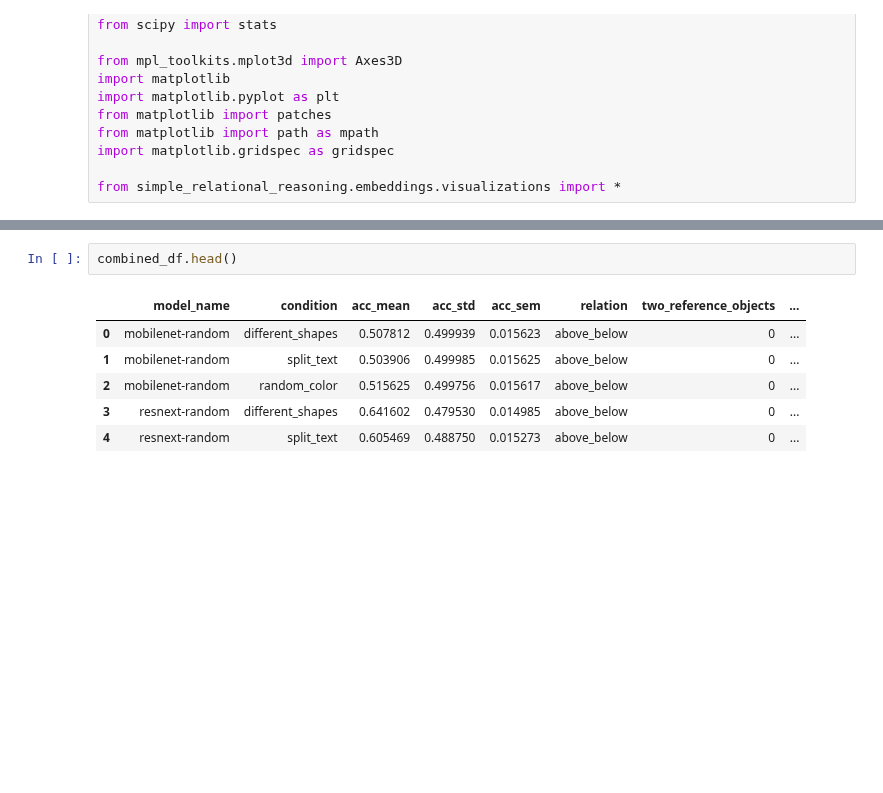
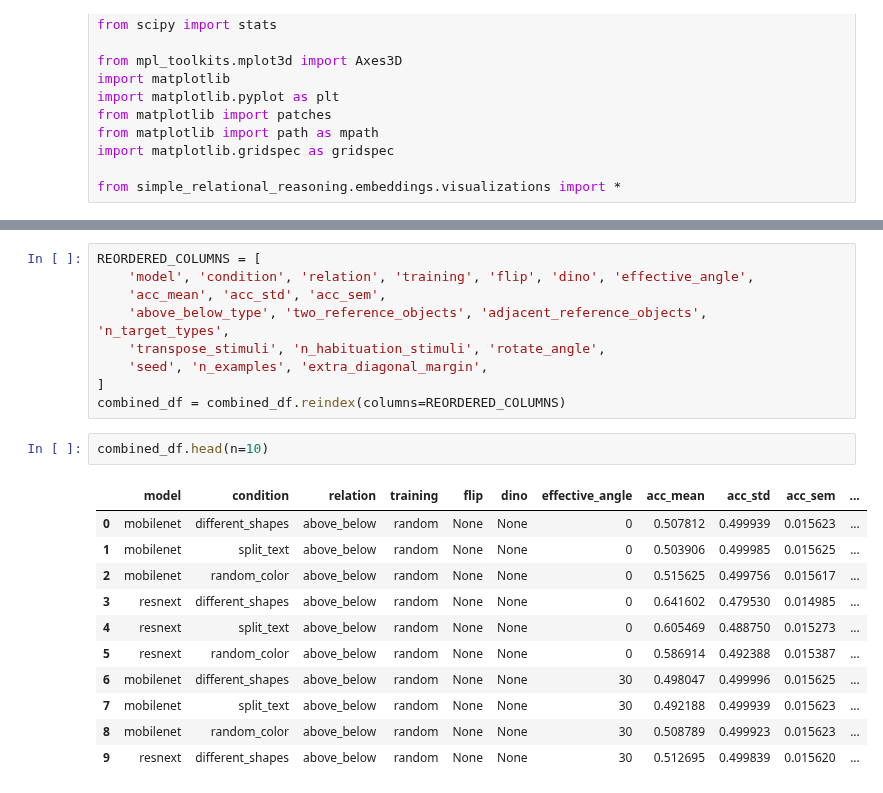
Before and after one commit to guydav/simple-relational-reasoning, a Jupyter notebook: notebooks/EmbeddingDataAnalysis.ipynb, the cells around one changed output, grey strips where cells are left out. Cells and saved outputs as stored; diff of their text form; blank space fills up the shorter version.

```diff
--- a/notebooks/EmbeddingDataAnalysis.ipynb
+++ b/notebooks/EmbeddingDataAnalysis.ipynb
@@ -40,10 +95,24 @@ combined_df.rotate_angle = combined_df.rotate_angle.astype(int)
+# %%
+REORDERED_COLUMNS = [
+    'model', 'condition', 'relation', 'training', 'flip', 'dino', 'effective_angle',
+    'acc_mean', 'acc_std', 'acc_sem',
+    'above_below_type', 'two_reference_objects', 'adjacent_reference_objects', 'n_target_types',
+    'transpose_stimuli', 'n_habituation_stimuli', 'rotate_angle',
+    'seed', 'n_examples', 'extra_diagonal_margin',
+]
+combined_df = combined_df.reindex(columns=REORDERED_COLUMNS)
 # %%
-combined_df.head()
+combined_df.head(n=10)
 # %% [output]
-|  | model_name | condition | acc_mean | acc_std | acc_sem | relation | two_reference_objects | ... |
-| 0 | mobilenet-random | different_shapes | 0.507812 | 0.499939 | 0.015623 | above_below | 0 | ... |
-| 1 | mobilenet-random | split_text | 0.503906 | 0.499985 | 0.015625 | above_below | 0 | ... |
-| 2 | mobilenet-random | random_color | 0.515625 | 0.499756 | 0.015617 | above_below | 0 | ... |
-| 3 | resnext-random | different_shapes | 0.641602 | 0.479530 | 0.014985 | above_below | 0 | ... |
-| 4 | resnext-random | split_text | 0.605469 | 0.488750 | 0.015273 | above_below | 0 | ... |
+|  | model | condition | relation | training | flip | dino | effective_angle | acc_mean | acc_std | acc_sem | ... |
+| 0 | mobilenet | different_shapes | above_below | random | None | None | 0 | 0.507812 | 0.499939 | 0.015623 | ... |
+| 1 | mobilenet | split_text | above_below | random | None | None | 0 | 0.503906 | 0.499985 | 0.015625 | ... |
+| 2 | mobilenet | random_color | above_below | random | None | None | 0 | 0.515625 | 0.499756 | 0.015617 | ... |
+| 3 | resnext | different_shapes | above_below | random | None | None | 0 | 0.641602 | 0.479530 | 0.014985 | ... |
+| 4 | resnext | split_text | above_below | random | None | None | 0 | 0.605469 | 0.488750 | 0.015273 | ... |
+| 5 | resnext | random_color | above_below | random | None | None | 0 | 0.586914 | 0.492388 | 0.015387 | ... |
+| 6 | mobilenet | different_shapes | above_below | random | None | None | 30 | 0.498047 | 0.499996 | 0.015625 | ... |
+| 7 | mobilenet | split_text | above_below | random | None | None | 30 | 0.492188 | 0.499939 | 0.015623 | ... |
+| 8 | mobilenet | random_color | above_below | random | None | None | 30 | 0.508789 | 0.499923 | 0.015623 | ... |
+| 9 | resnext | different_shapes | above_below | random | None | None | 30 | 0.512695 | 0.499839 | 0.015620 | ... |
 # %%
```
Also changed, not shown: parts of 10 cells of this notebook, 1 other file.
